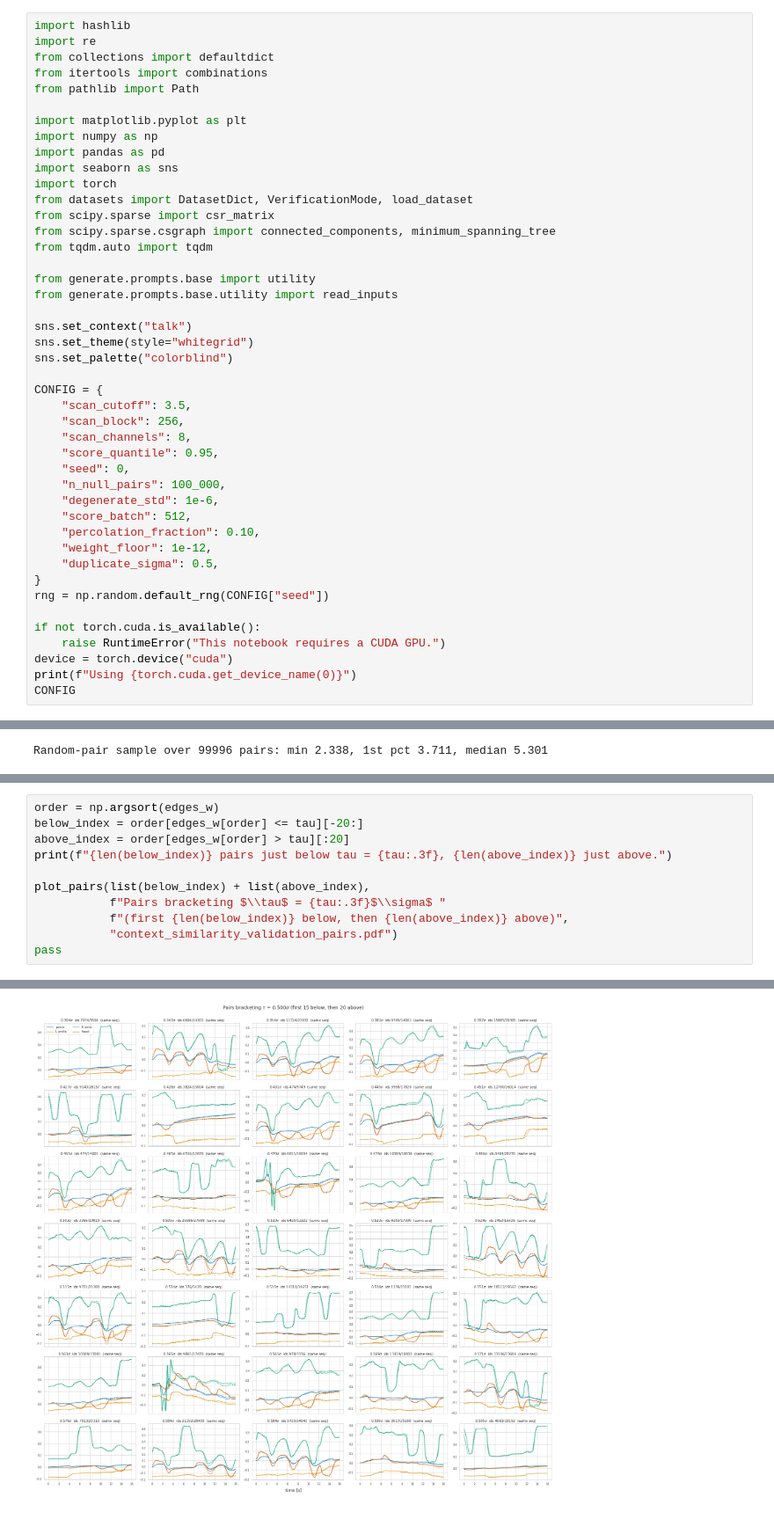
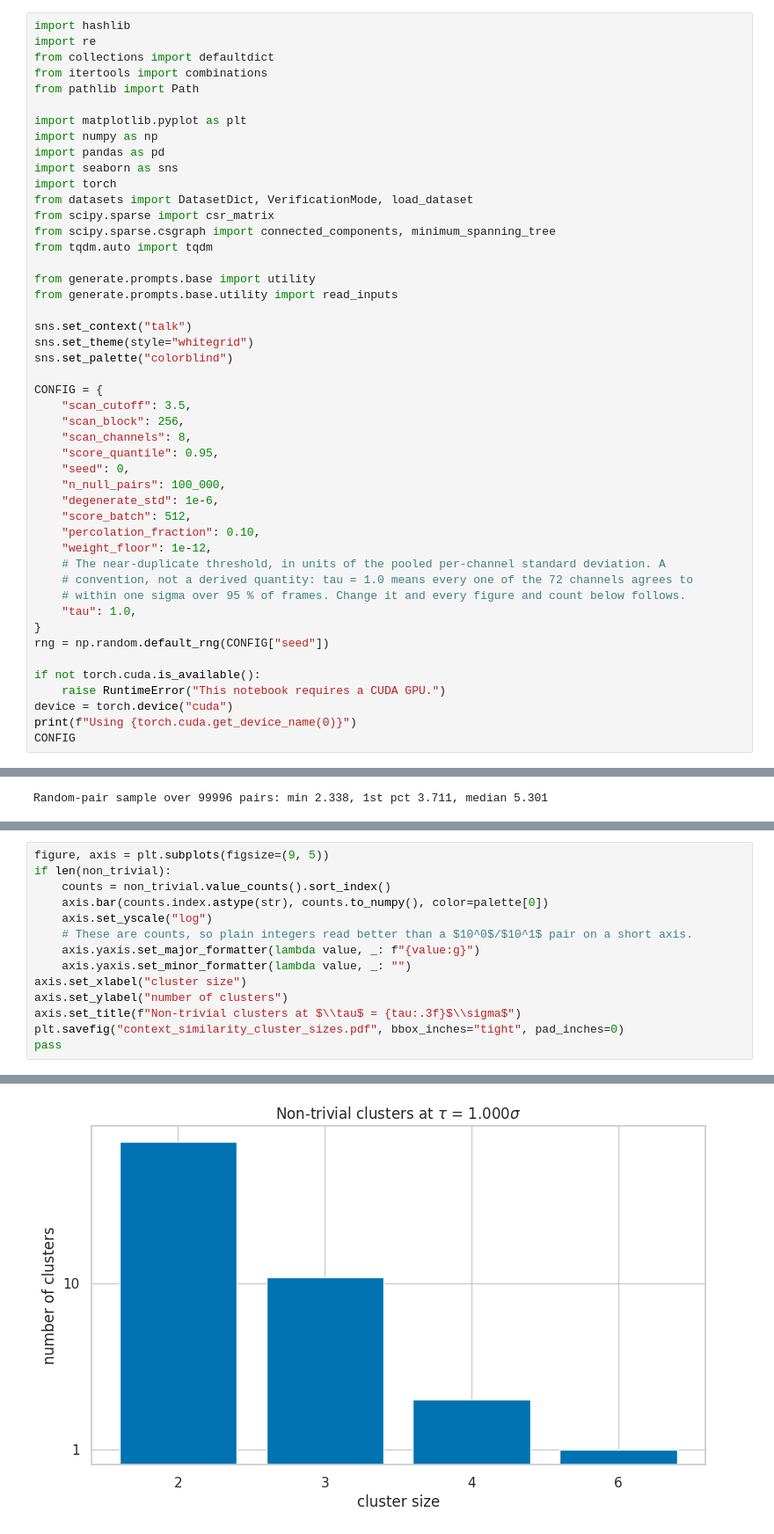
Before and after one commit to mauricekraus/quants-generate, a Jupyter notebook: quants/notebooks/assess-dataset-duplication.ipynb, the cells around one changed output, grey strips where cells are left out. Shown at 88% size. Drawn from its saved outputs; the diff is of its cells as text.

```diff
--- a/quants/notebooks/assess-dataset-duplication.ipynb
+++ b/quants/notebooks/assess-dataset-duplication.ipynb
@@ -68,7 +78,10 @@ CONFIG = {
     "score_batch": 512,
     "percolation_fraction": 0.10,
     "weight_floor": 1e-12,
-    "duplicate_sigma": 0.5,
+    # The near-duplicate threshold, in units of the pooled per-channel standard deviation. A
+    # convention, not a derived quantity: tau = 1.0 means every one of the 72 channels agrees to
+    # within one sigma over 95 % of frames. Change it and every figure and count below follows.
+    "tau": 1.0,
 }
 rng = np.random.default_rng(CONFIG["seed"])
 
@@ -888,12 +834,15 @@ pass
 # %%
-order = np.argsort(edges_w)
-below_index = order[edges_w[order] <= tau][-20:]
-above_index = order[edges_w[order] > tau][:20]
-print(f"{len(below_index)} pairs just below tau = {tau:.3f}, {len(above_index)} just above.")
-
-plot_pairs(list(below_index) + list(above_index),
-           f"Pairs bracketing $\\tau$ = {tau:.3f}$\\sigma$ "
-           f"(first {len(below_index)} below, then {len(above_index)} above)",
-           "context_similarity_validation_pairs.pdf")
+figure, axis = plt.subplots(figsize=(9, 5))
+if len(non_trivial):
+    counts = non_trivial.value_counts().sort_index()
+    axis.bar(counts.index.astype(str), counts.to_numpy(), color=palette[0])
+    axis.set_yscale("log")
+    # These are counts, so plain integers read better than a $10^0$/$10^1$ pair on a short axis.
+    axis.yaxis.set_major_formatter(lambda value, _: f"{value:g}")
+    axis.yaxis.set_minor_formatter(lambda value, _: "")
+axis.set_xlabel("cluster size")
+axis.set_ylabel("number of clusters")
+axis.set_title(f"Non-trivial clusters at $\\tau$ = {tau:.3f}$\\sigma$")
+plt.savefig("context_similarity_cluster_sizes.pdf", bbox_inches="tight", pad_inches=0)
 pass
 # %% [output]
@@ -901 +849 @@ pass
-[figure, old version]
+[figure, new version]
```
Also changed, not shown: parts of 64 cells of this notebook, 1 other file.
